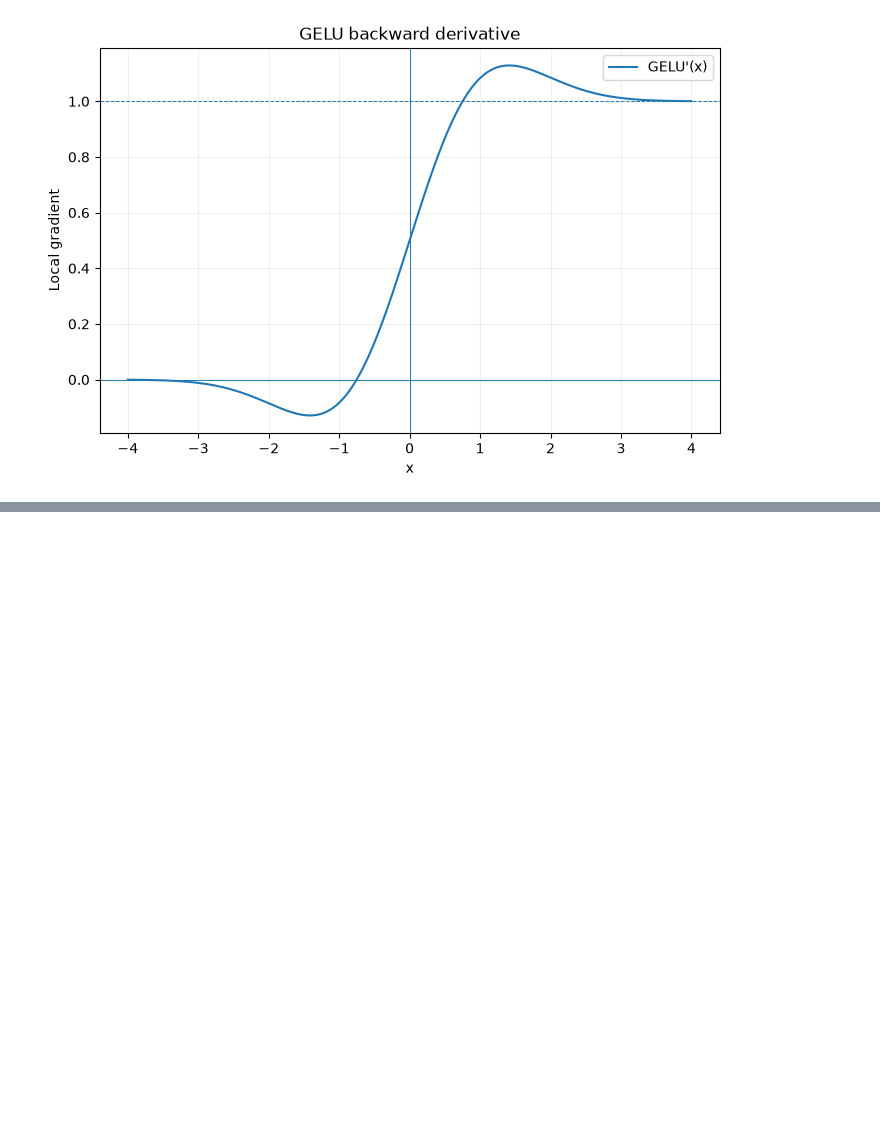
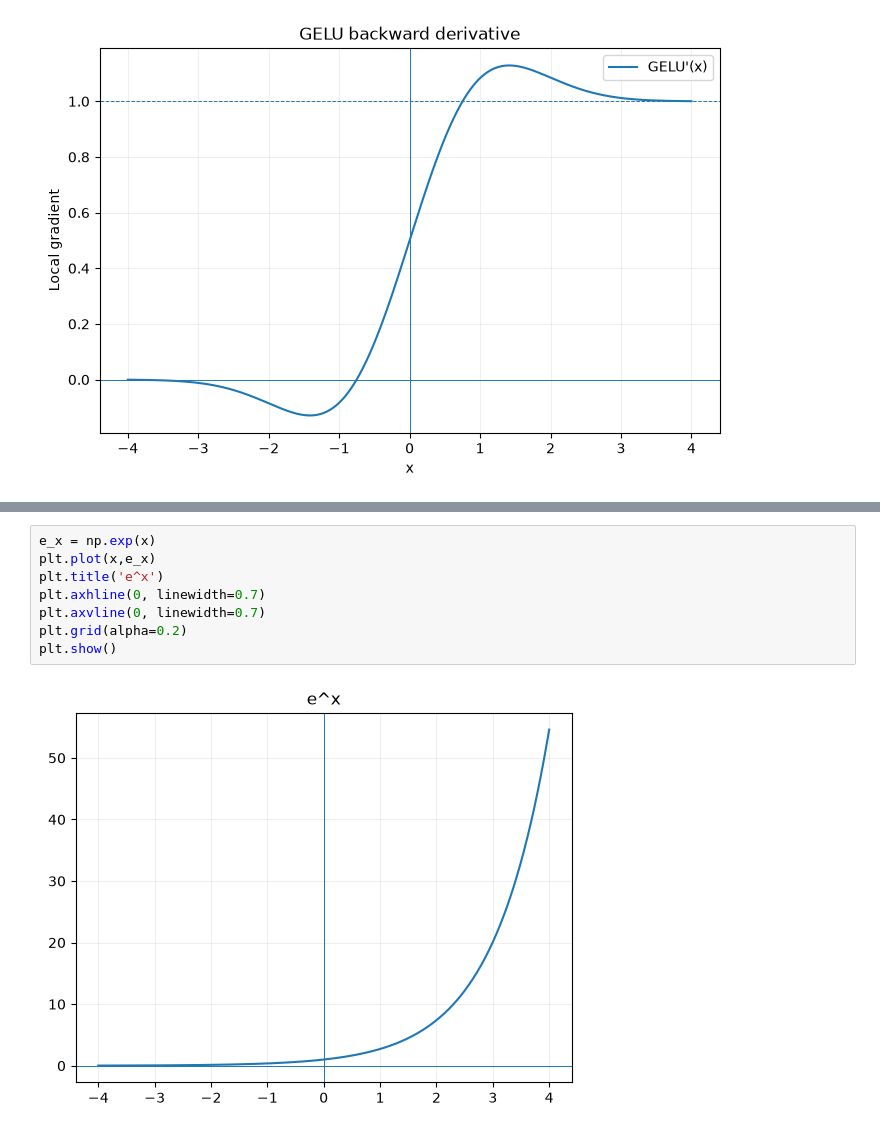
Before and after one commit to Karthik15906/Neural-net, a Jupyter notebook: activations.ipynb, the cells around one changed output, grey strips where cells are left out. Cells and saved outputs as stored; diff of their text form; blank space fills up the shorter version.

```diff
--- a/activations.ipynb
+++ b/activations.ipynb
@@ -56,0 +70,10 @@ plt.show()
+# %%
+e_x = np.exp(x)
+plt.plot(x,e_x)
+plt.title('e^x')
+plt.axhline(0, linewidth=0.7)
+plt.axvline(0, linewidth=0.7)
+plt.grid(alpha=0.2)
+plt.show()
+# %% [output]
+[figure, added]
```
Also changed, not shown: parts of 2 cells of this notebook, 10 other files.
